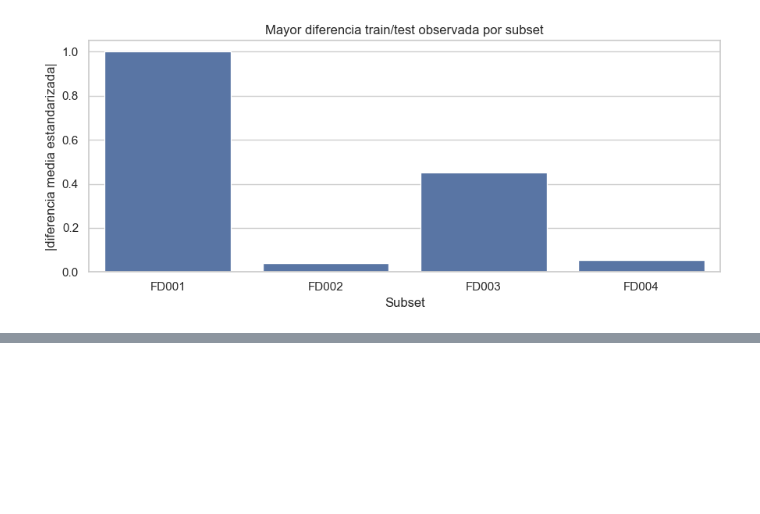
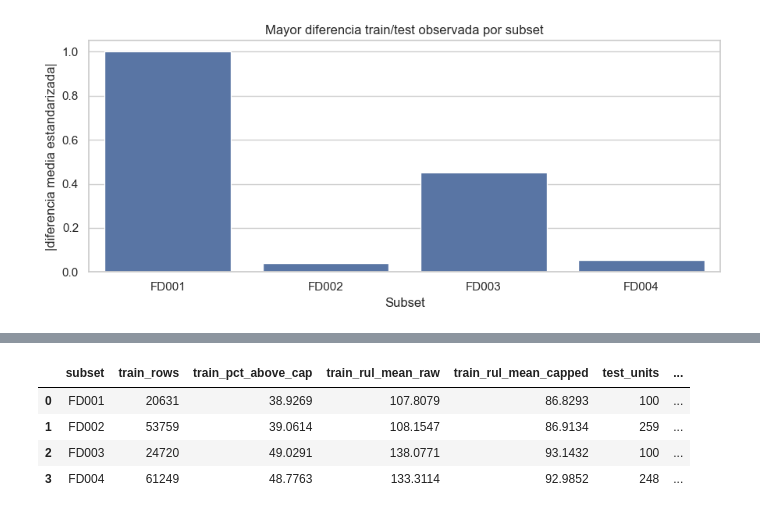
Before and after one commit to LautaroConejero/TPF-ML, a Jupyter notebook: notebooks/02_eda_subsets_comparison.ipynb, the cells around one changed output, grey strips where cells are left out. Drawn from its saved outputs; the diff is of its cells as text; code cells hidden in the pictures; blank space fills up the shorter version.

```diff
--- a/notebooks/02_eda_subsets_comparison.ipynb
+++ b/notebooks/02_eda_subsets_comparison.ipynb
@@ -395,0 +402,30 @@ plt.show()
+# %%
+RUL_CAP = 125
+
+rul_cap_rows = []
+for subset, item in subsets.items():
+    train = item["train"]
+    test_last = item["test_last"]
+
+    rul_cap_rows.append(
+        {
+            "subset": subset,
+            "train_rows": len(train),
+            "train_pct_above_cap": (train["RUL"] > RUL_CAP).mean() * 100,
+            "train_rul_mean_raw": train["RUL"].mean(),
+            "train_rul_mean_capped": train["RUL"].clip(upper=RUL_CAP).mean(),
+            "test_units": len(test_last),
+            "test_pct_above_cap": (test_last["final_rul"] > RUL_CAP).mean() * 100,
+            "test_rul_mean_raw": test_last["final_rul"].mean(),
+            "test_rul_mean_capped": test_last["final_rul"].clip(upper=RUL_CAP).mean(),
+        }
+    )
+
+rul_cap_summary = pd.DataFrame(rul_cap_rows)
+rul_cap_summary
+# %% [output]
+|  | subset | train_rows | train_pct_above_cap | train_rul_mean_raw | train_rul_mean_capped | test_units | ... |
+| 0 | FD001 | 20631 | 38.9269 | 107.8079 | 86.8293 | 100 | ... |
+| 1 | FD002 | 53759 | 39.0614 | 108.1547 | 86.9134 | 259 | ... |
+| 2 | FD003 | 24720 | 49.0291 | 138.0771 | 93.1432 | 100 | ... |
+| 3 | FD004 | 61249 | 48.7763 | 133.3114 | 92.9852 | 248 | ... |
```
Also changed, not shown: parts of 3 cells of this notebook, 38 other files.
